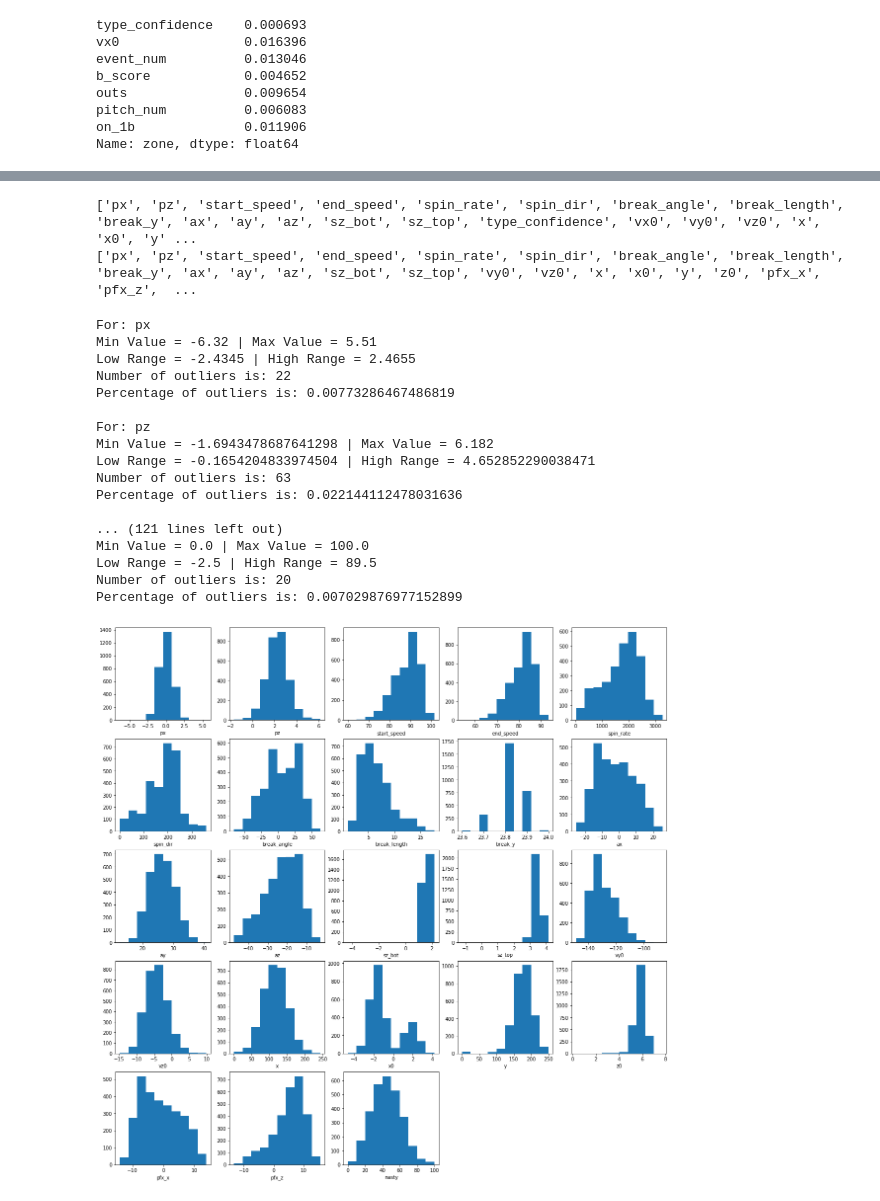
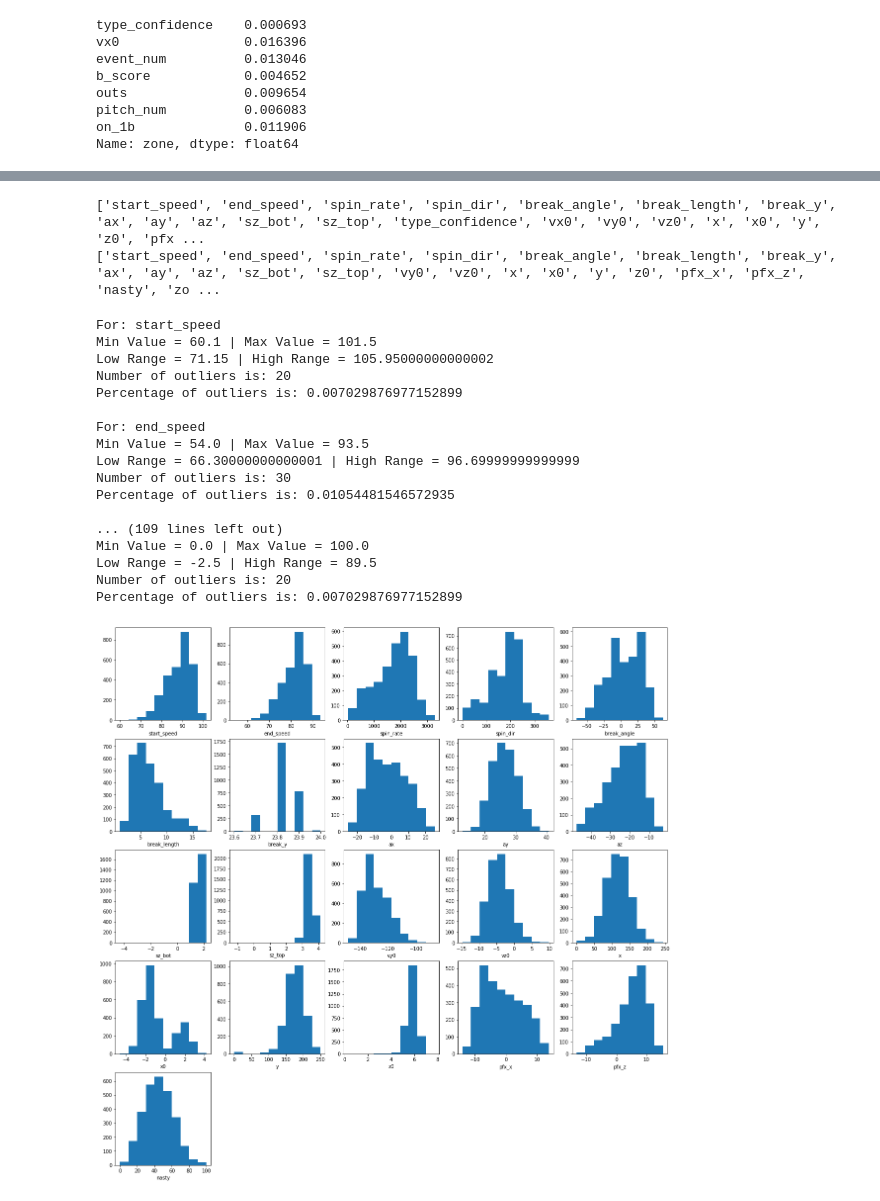
Before and after one commit to jkovach89/Thinkful-Capstones, a Jupyter notebook: Capstone 3 - Supervised Learning.ipynb, the cells around one changed output, grey strips where cells are left out. Cells and saved outputs as stored; diff of their text form; code cells hidden in the pictures.

```diff
--- a/Capstone 3 - Supervised Learning.ipynb
+++ b/Capstone 3 - Supervised Learning.ipynb
@@ -49,7 +49,7 @@ from sklearn.preprocessing import LabelEncoder
 
 pitches = pd.read_csv('/Users/JKovach/Downloads/mlb-pitch-data-20152018/pitches.csv')
 
-# Reduce length by factor of 10 to increase performance, nan < 1% of values, drop nan
+# Reduce length by factor of 1000 to increase performance, nan < 1% of values, drop nan
 pitch_sample = pitches.sample(frac=.001, replace=True, random_state=0)
 pitch_sample = pitch_sample.dropna(how='any')
 
@@ -61,7 +61,7 @@ pitch_sample['n_code'] = num.fit_transform(pitch_sample['code'].astype('str'))
 
 # Drop variables which we encoded in previous function,
 # Drop y0 since it has zero variance (y0=50 by definition)
-pitch_sample = pitch_sample.drop(['pitch_type', 'type', 'code', 'y0'], 1)
+pitch_sample = pitch_sample.drop(['px', 'pz', 'pitch_type', 'type', 'code', 'y0'], 1)
 
 pitch_sample.info()
 # %% [output]
@@ -220,7 +220,7 @@ for var in list(pitch_sample.columns):
     print('Accuracy Rate: {}'.format((X_rs.shape[0] - (y_rs != yrs_pred).sum())/X_rs.shape[0]))
 
     # If dropping this variable produces a higher error rate, add the variable to a drop function
-    if (y_rs != yrs_pred).sum() > 5180:
+    if (y_rs != yrs_pred).sum() < 5180:
         drop.append(var)
 
 print(drop)
@@ -344,58 +342,57 @@ pitch_sample = pitch_sample.drop(['ab_id', 'type_confidence', 'vx0', 'event_num'
                                  'pitch_num', 'on_1b'], 1)
 print(list(pitch_sample.columns))
 # %% [output]
-['px', 'pz', 'start_speed', 'end_speed', 'spin_rate', 'spin_dir', 'break_angle', 'break_length', 'break_y', 'ax', 'ay', 'az', 'sz_bot', 'sz_top', 'type_confidence', 'vx0', 'vy0', 'vz0', 'x', 'x0', 'y' ...
-['px', 'pz', 'start_speed', 'end_speed', 'spin_rate', 'spin_dir', 'break_angle', 'break_length', 'break_y', 'ax', 'ay', 'az', 'sz_bot', 'sz_top', 'vy0', 'vz0', 'x', 'x0', 'y', 'z0', 'pfx_x', 'pfx_z',  ...
+['start_speed', 'end_speed', 'spin_rate', 'spin_dir', 'break_angle', 'break_length', 'break_y', 'ax', 'ay', 'az', 'sz_bot', 'sz_top', 'type_confidence', 'vx0', 'vy0', 'vz0', 'x', 'x0', 'y', 'z0', 'pfx ...
+['start_speed', 'end_speed', 'spin_rate', 'spin_dir', 'break_angle', 'break_length', 'break_y', 'ax', 'ay', 'az', 'sz_bot', 'sz_top', 'vy0', 'vz0', 'x', 'x0', 'y', 'z0', 'pfx_x', 'pfx_z', 'nasty', 'zo ...
 # %%
 # split up the features which we'll treat as continuous vs categorical
-cont_feat = ['px', 'pz', 'start_speed', 'end_speed', 'spin_rate', 'spin_dir', 'break_angle', 'break_length',
-             'break_y', 'ax', 'ay', 'az', 'sz_bot', 'sz_top', 'vy0', 'vz0', 'x', 'x0', 'y', 'z0', 'pfx_x',
-             'pfx_z', 'nasty']
+cont_feat = ['start_speed', 'end_speed', 'spin_rate', 'spin_dir', 'break_angle', 'break_length', 'break_y',
+             'ax', 'ay', 'az', 'sz_bot', 'sz_top', 'vy0', 'vz0', 'x', 'x0', 'y', 'z0', 'pfx_x', 'pfx_z', 'nasty']
 
 # Get number of samples before outlier elimination, we'll use this later
 len1 = pitch_sample.shape[0]
 
 # Check distributions and outliers
 plt.figure(figsize=(20,20))
 grid = 1
 
 for var in cont_feat:
     plt.subplot(5,5,grid)
     plt.hist(pitch_sample[var])
     plt.xlabel(var)
     grid+=1
 
 for var in cont_feat:
     print("\nFor: " + var)
     q75, q25 = np.percentile(pitch_sample[var], [75 ,25])
     iqr = q75 - q25
     threshold = 1.5
     min_val = q25 - (iqr*threshold)
     max_val = q75 + (iqr*threshold)
     ol = len(np.where((pitch_sample[var] > max_val) | (pitch_sample[var] < min_val))[0])
     print("Min Value = {} | Max Value = {}".format(min(pitch_sample[var]), max(pitch_sample[var])))
     print("Low Range = {} | High Range = {}".format(min_val, max_val))
     print("Number of outliers is: {}".format(ol))
     print("Percentage of outliers is: {}".format(ol/pitch_sample.shape[0]))
 # %% [output]
-For: px
-Min Value = -6.32 | Max Value = 5.51
-Low Range = -2.4345 | High Range = 2.4655
-Number of outliers is: 22
-Percentage of outliers is: 0.00773286467486819
+For: start_speed
+Min Value = 60.1 | Max Value = 101.5
+Low Range = 71.15 | High Range = 105.95000000000002
+Number of outliers is: 20
+Percentage of outliers is: 0.007029876977152899
 
-For: pz
-Min Value = -1.6943478687641298 | Max Value = 6.182
-Low Range = -0.1654204833974504 | High Range = 4.652852290038471
-Number of outliers is: 63
-Percentage of outliers is: 0.022144112478031636
+For: end_speed
+Min Value = 54.0 | Max Value = 93.5
+Low Range = 66.30000000000001 | High Range = 96.69999999999999
+Number of outliers is: 30
+Percentage of outliers is: 0.01054481546572935
 
-... (121 lines left out)
+... (109 lines left out)
 Min Value = 0.0 | Max Value = 100.0
 Low Range = -2.5 | High Range = 89.5
 Number of outliers is: 20
 Percentage of outliers is: 0.007029876977152899
-[figure, old version]
+[figure, new version]
 # %%
 check = []
 
```
Also changed, not shown: parts of 20 cells of this notebook.
